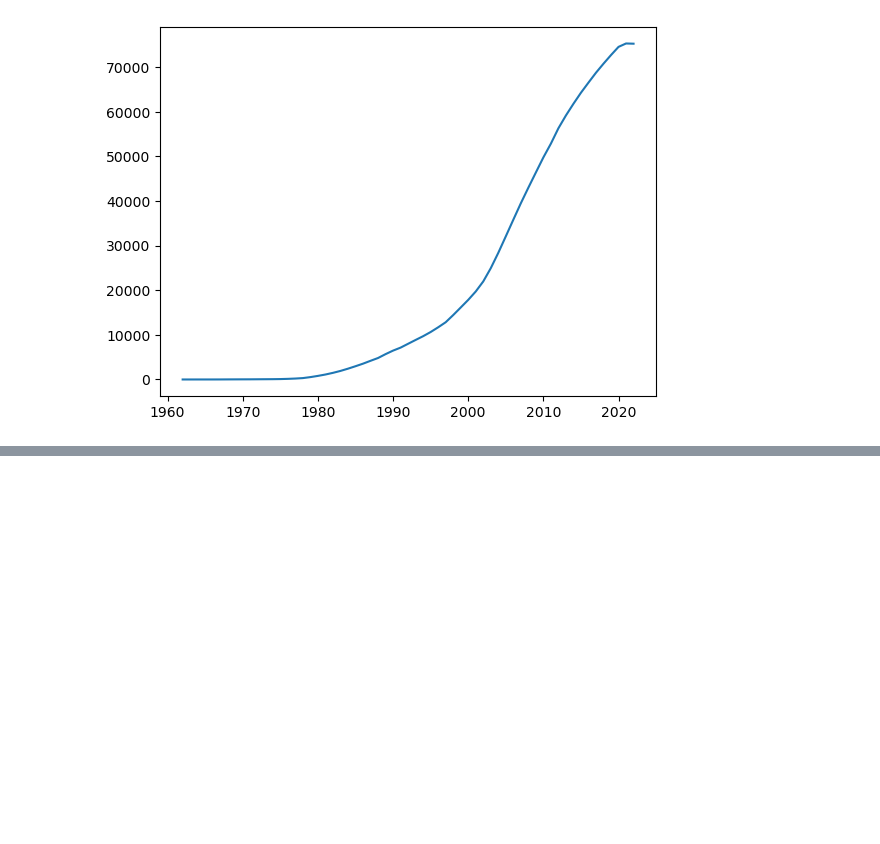
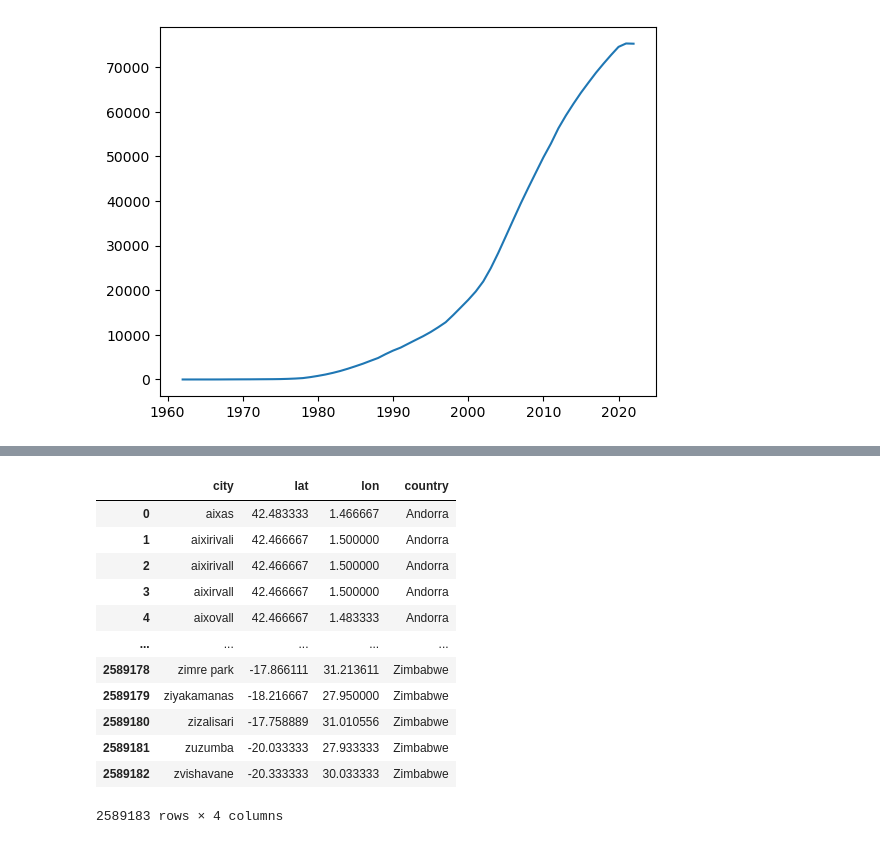
Before and after one commit to theta-lin/stats_102_final, a Jupyter notebook: bands_basic.ipynb, the cells around one changed output, grey strips where cells are left out. Cells and saved outputs as stored; diff of their text form; code cells hidden in the pictures; blank space fills up the shorter version.

```diff
--- a/bands_basic.ipynb
+++ b/bands_basic.ipynb
@@ -250,0 +304,18 @@ plt.plot(count.keys(), count.values())
+# %%
+cities = pd.merge(cities, codes, on='code').drop('code', axis=1)
+cities = cities.loc[cities.drop(['lat', 'lon'], axis=1).drop_duplicates().index].reset_index(drop='True')
+cities
+# %% [output]
+|  | city | lat | lon | country |
+| 0 | aixas | 42.483333 | 1.466667 | Andorra |
+| 1 | aixirivali | 42.466667 | 1.500000 | Andorra |
+| 2 | aixirivall | 42.466667 | 1.500000 | Andorra |
+| 3 | aixirvall | 42.466667 | 1.500000 | Andorra |
+| 4 | aixovall | 42.466667 | 1.483333 | Andorra |
+| ... | ... | ... | ... | ... |
+| 2589178 | zimre park | -17.866111 | 31.213611 | Zimbabwe |
+| 2589179 | ziyakamanas | -18.216667 | 27.950000 | Zimbabwe |
+| 2589180 | zizalisari | -17.758889 | 31.010556 | Zimbabwe |
+| 2589181 | zuzumba | -20.033333 | 27.933333 | Zimbabwe |
+| 2589182 | zvishavane | -20.333333 | 30.033333 | Zimbabwe |
+2589183 rows × 4 columns
```
Also changed, not shown: parts of 19 cells of this notebook, 1 other file.
